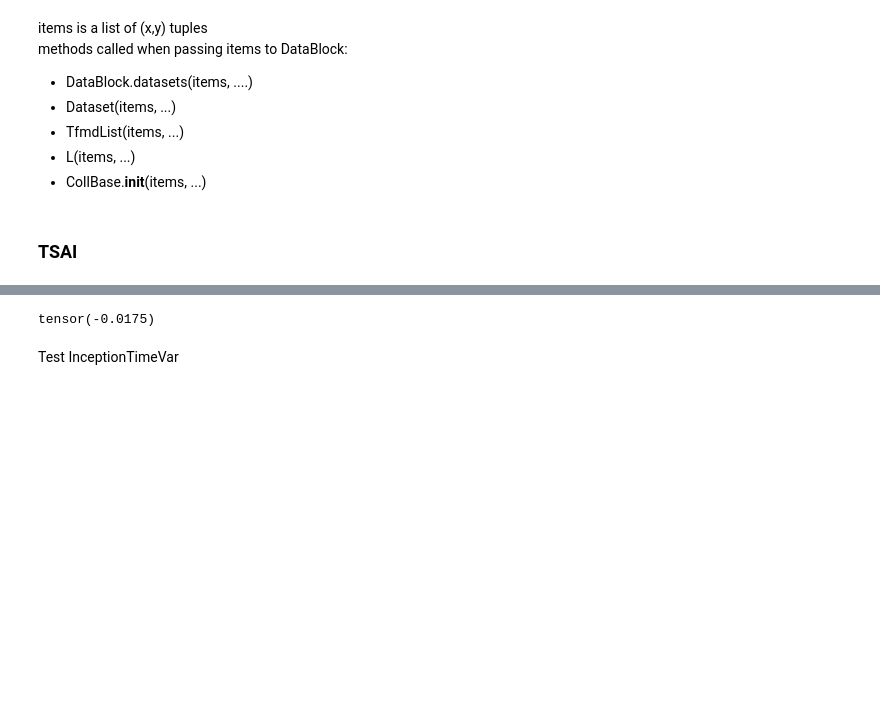
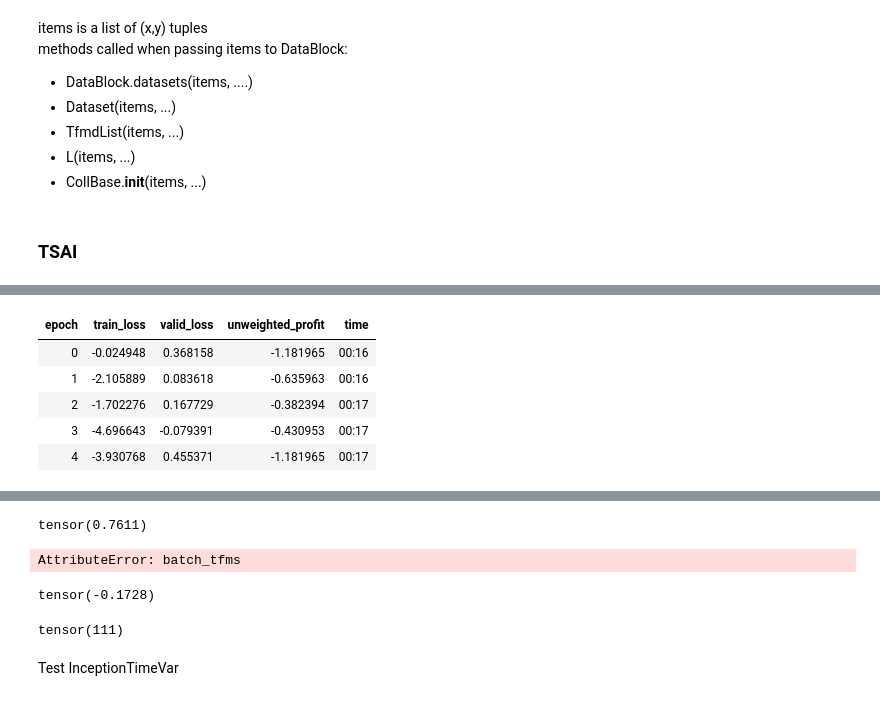
Before and after one commit to Takezo87/torchtools, a Jupyter notebook: _50_datablock_tsai.ipynb, the cells around one changed output, grey strips where cells are left out. Cells and saved outputs as stored; diff of their text form; code cells hidden in the pictures; blank space fills up the shorter version.

```diff
--- a/_50_datablock_tsai.ipynb
+++ b/_50_datablock_tsai.ipynb
@@ -242,11 +459,32 @@ timestepzero
+# %%
+learn_small.fit_one_cycle(5, lr_max=1e-3)
+# %% [output]
+| epoch | train_loss | valid_loss | unweighted_profit | time |
+| 0 | -0.024948 | 0.368158 | -1.181965 | 00:16 |
+| 1 | -2.105889 | 0.083618 | -0.635963 | 00:16 |
+| 2 | -1.702276 | 0.167729 | -0.382394 | 00:17 |
+| 3 | -4.696643 | -0.079391 | -0.430953 | 00:17 |
+| 4 | -3.930768 | 0.455371 | -1.181965 | 00:17 |
 # %%
 preds = learn_small.get_preds(1)
 # %% [output]
 [interactive output not drawn]
+# %%
+preds[0].max()
+# %% [output]
+tensor(0.7611)
+# %%
+learn_small.dls.batch_tfms
+# %% [output]
+AttributeError: batch_tfms
 # %%
-unweighted_profit(*preds)
+unweighted_profit(*preds, threshold=-0.2)
 # %% [output]
-tensor(-0.0175)
+tensor(-0.1728)
+# %%
+(preds[0]>0.5).sum()
+# %% [output]
+tensor(111)
 # %% [markdown]
 Test InceptionTimeVar
 # %%
```
Also changed, not shown: parts of 38 cells of this notebook, 7 other files.
